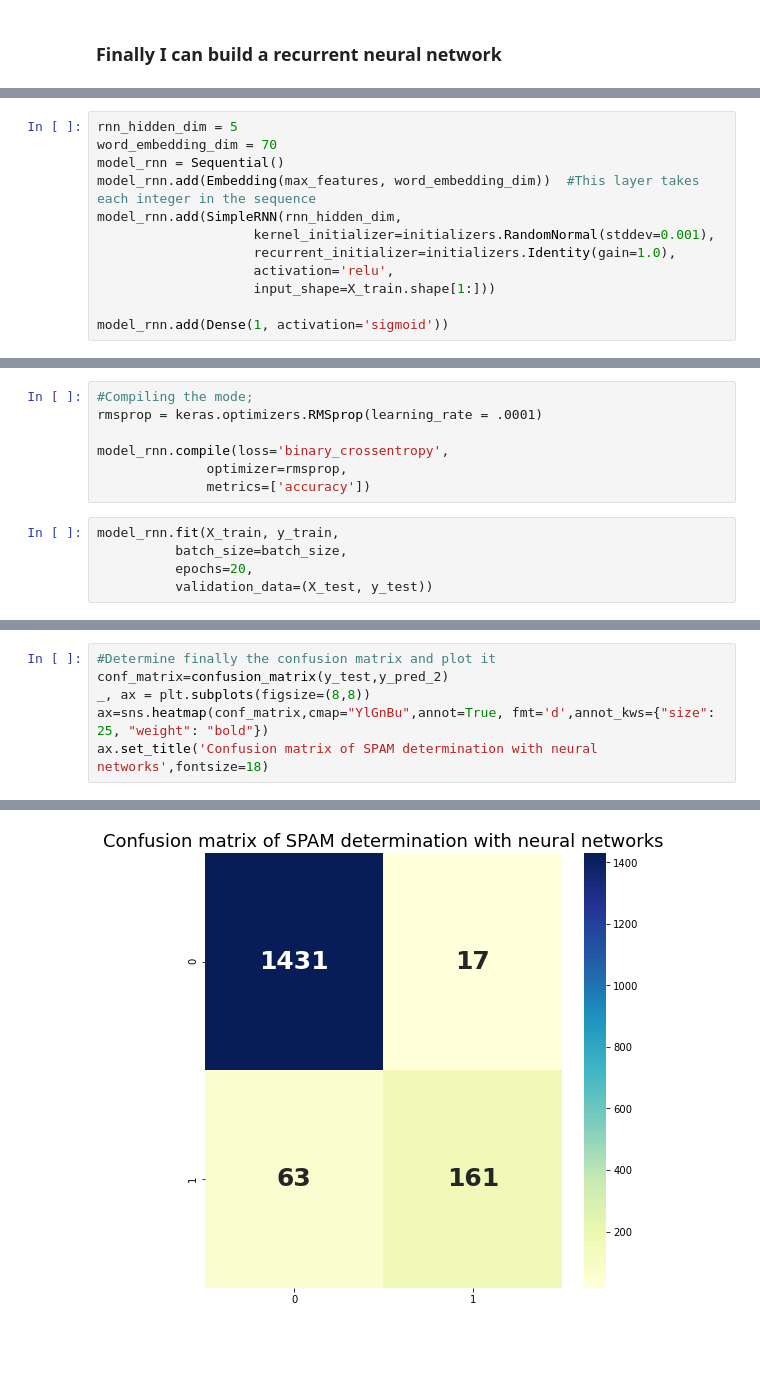
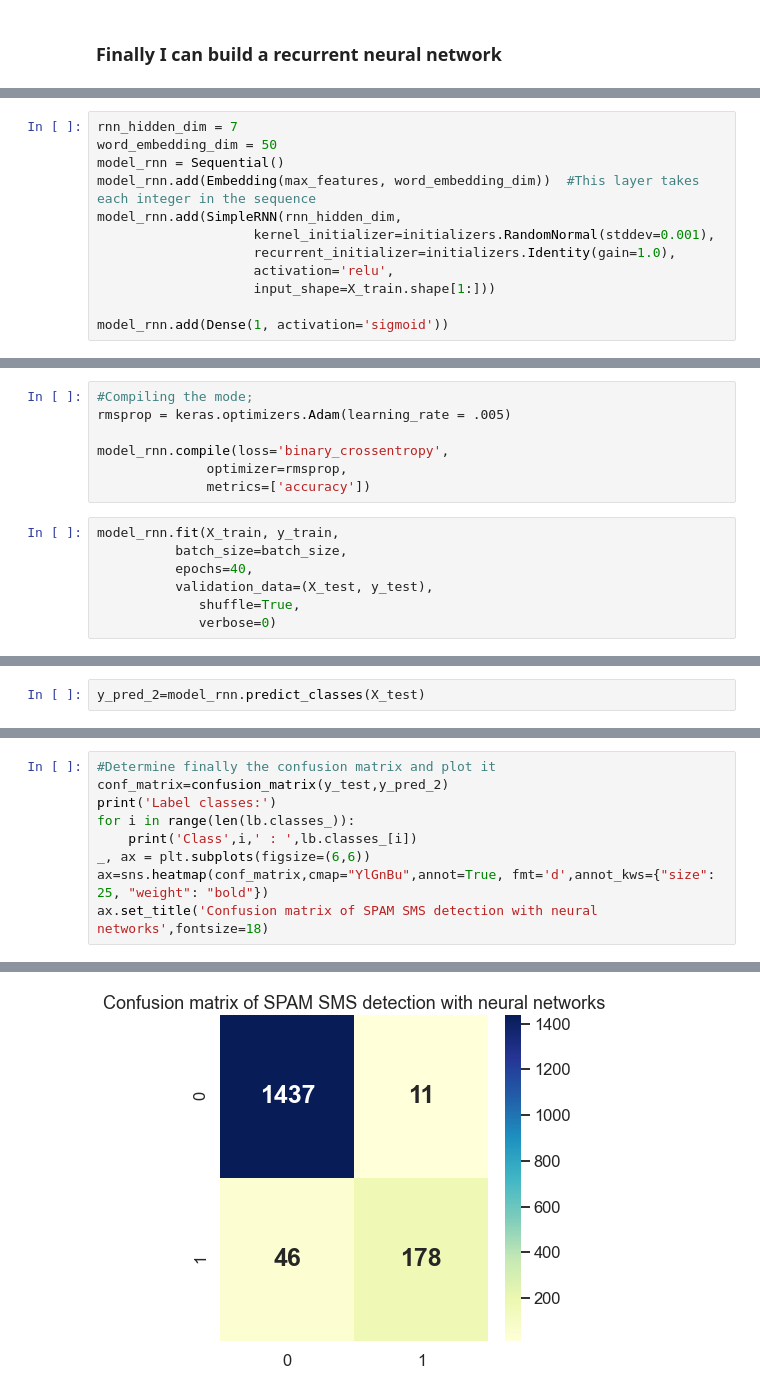
Before and after one commit to Alexandr1010/Spam-detection, a Jupyter notebook: Spam_detection_DeepLearning.ipynb, the cells around one changed output, grey strips where cells are left out. Drawn from its saved outputs; the diff is of its cells as text; blank space fills up the shorter version.

```diff
--- a/Spam_detection_DeepLearning.ipynb
+++ b/Spam_detection_DeepLearning.ipynb
@@ -159,6 +155,6 @@ X_train.shape[1:]
 # %%
-rnn_hidden_dim = 5
-word_embedding_dim = 70
+rnn_hidden_dim = 7
+word_embedding_dim = 50
 model_rnn = Sequential()
 model_rnn.add(Embedding(max_features, word_embedding_dim))  #This layer takes each integer in the sequence
 model_rnn.add(SimpleRNN(rnn_hidden_dim,
@@ -187,7 +183,7 @@ Non-trainable params: 0
 _________________________________________________________________
 # %%
 #Compiling the mode;
-rmsprop = keras.optimizers.RMSprop(learning_rate = .0001)
+rmsprop = keras.optimizers.Adam(learning_rate = .005)
 
 model_rnn.compile(loss='binary_crossentropy',
               optimizer=rmsprop,
@@ -195,6 +191,8 @@ model_rnn.compile(loss='binary_crossentropy',
 # %%
 model_rnn.fit(X_train, y_train,
           batch_size=batch_size,
-          epochs=20,
-          validation_data=(X_test, y_test))
+          epochs=40,
+          validation_data=(X_test, y_test),
+             shuffle=True,
+             verbose=0)
 # %% [output]
@@ -244 +213,3 @@ for y_pred_i in y_pred:
+# %%
+y_pred_2=model_rnn.predict_classes(X_test)
 # %%
@@ -259,7 +230,10 @@ weighted avg       0.95      0.95      0.95      1672
 # %%
 #Determine finally the confusion matrix and plot it
 conf_matrix=confusion_matrix(y_test,y_pred_2)
-_, ax = plt.subplots(figsize=(8,8))
+print('Label classes:')
+for i in range(len(lb.classes_)):
+    print('Class',i,' : ',lb.classes_[i])
+_, ax = plt.subplots(figsize=(6,6))
 ax=sns.heatmap(conf_matrix,cmap="YlGnBu",annot=True, fmt='d',annot_kws={"size": 25, "weight": "bold"})
-ax.set_title('Confusion matrix of SPAM determination with neural networks',fontsize=18)
+ax.set_title('Confusion matrix of SPAM SMS detection with neural networks',fontsize=18)
 # %% [output]
@@ -267,4 +244,4 @@ Text(0.5, 1.0, 'Confusion matrix of SPAM determination with neural networks')
-[figure, old version]
+[figure, new version]
 # %%
 precision, recall,_=precision_recall_curve(y_test,y_pred)
 #Preciosion recall curve
```
Also changed, not shown: parts of 24 cells of this notebook.
